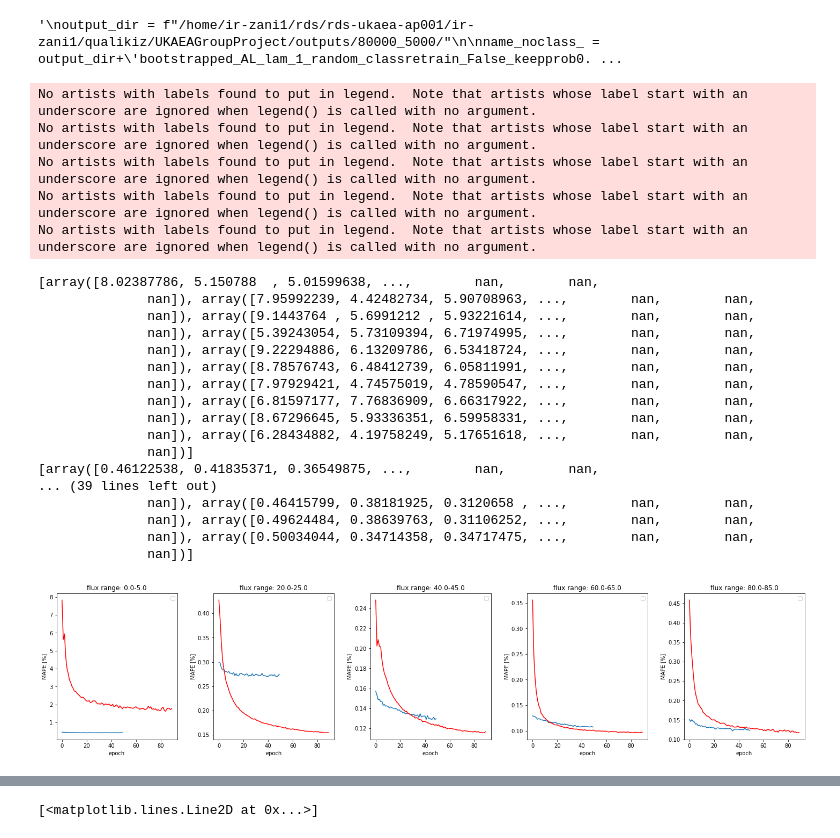
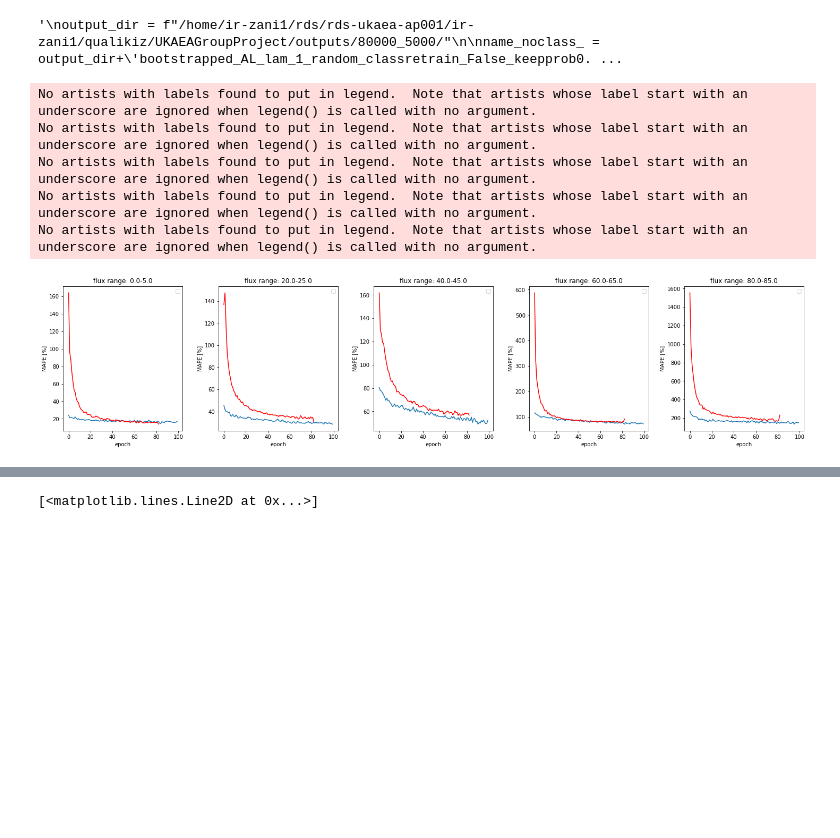
Before and after one commit to zcapjdb/UKAEAGroupProject, a Jupyter notebook: src/notebooks/pipeline_notebooks/outputs.ipynb, the cells around one changed output, grey strips where cells are left out. Drawn from its saved outputs; the diff is of its cells as text; code cells hidden in the pictures; blank space fills up the shorter version.

```diff
--- a/src/notebooks/pipeline_notebooks/outputs.ipynb
+++ b/src/notebooks/pipeline_notebooks/outputs.ipynb
@@ -7,6 +7,11 @@ output_dir = f"/home/ir-zani1/rds/rds-ukaea-ap001/ir-zani1/qualikiz/UKAEAGroupPr
 name_full = output_dir+"bootstrapped_AL_lam_1_uncertainty_classretrain_False_keepprob500_8cf5eba32f32ef1ead3fc8c061843bd21baf1301.pkl"
 with open(name_full,"rb") as f:
     dic_full = pkl.load(f)
+
+output_dir = f"/home/ir-zani1/rds/rds-ukaea-ap001/ir-zani1/qualikiz/UKAEAGroupProject/outputs/50000_50000/"
+name_full_small = output_dir+"bootstrapped_AL_lam_1_uncertainty_classretrain_True_keepprob500_8cf5eba32f32ef1ead3fc8c061843bd21baf1301.pkl"
+with open(name_full_small,"rb") as f:
+    dic_full_small = pkl.load(f)
 # %%
 
 output_dir = f"/home/ir-zani1/rds/rds-ukaea-ap001/ir-zani1/qualikiz/UKAEAGroupProject/outputs/55000_5000/"
@@ -14,9 +19,9 @@ name = output_dir+'bootstrapped_AL_lam_1_uncertainty_classretrain_False_keepprob
 with open(name,"rb") as f:
     dic = pkl.load(f)
 #output_dir = f"/home/ir-zani1/rds/rds-ukaea-ap001/ir-zani1/qualikiz/Active_Continual_Learning/outputs/20000_5000/"
-output_dir = f"/home/ir-zani1/rds/rds-ukaea-ap001/ir-zani1/qualikiz/UKAEAGroupProject/outputs/30000_5000/"
+output_dir = f"/home/ir-zani1/rds/rds-ukaea-ap001/ir-zani1/qualikiz/Active_Continual_Learning/outputs/55000_5000/"
 
-name_ = output_dir+'bootstrapped_AL_lam_1_uncertainty_classretrain_False_keepprob500_8cf5eba32f32ef1ead3fc8c061843bd21baf1301.pkl'
+name_ = output_dir+'bootstrapped_AL_lam_1_uncertainty_classretrain_True_keepprob0.25_single_85400f38379a212eeb90db35632077ee59763ef3.pkl'
 with open(name_,"rb") as f:
     dic_ = pkl.load(f)
 
@@ -101,63 +106,46 @@ def get_binned_losses(path):
     return loss_0_5,loss_20_25,loss_40_45,loss_60_65,loss_80_85
 # %%
 def get_single_loss_nans(dic, st):
-    lens = np.min([len(o) for o in dic_full['out']])
+    lens = np.min([len(o) for o in dic['out']])
     output = []
     for i in range(len(dic['out'])):
-        o = dic_full['out'][i][st][0]
+        o = dic['out'][i][st][0]
         output.append( np.append(o, np.zeros(2000-len(o))+np.nan))
-    print(output)
-    return np.nanmean(output, axis=0)
+    mean = np.nanmean(output, axis=0)
+    return mean[~np.isnan(mean)]
 # %%
 f,ax = plt.subplots(1,5, figsize=(25,5))
 losses = get_binned_losses(name_)
 #losses1 = get_binned_losses(name_1)
 losses_full = [
-    get_single_loss_nans(dic_full,'loss_0_5'),
-    get_single_loss_nans(dic_full,'loss_20_25'),
-    get_single_loss_nans(dic_full,'loss_40_45'),
-    get_single_loss_nans(dic_full,'loss_60_65'),
-    get_single_loss_nans(dic_full,'loss_80_85')]
+    get_single_loss_nans(dic_full_small,'loss_0_5'),
+    get_single_loss_nans(dic_full_small,'loss_20_25'),
+    get_single_loss_nans(dic_full_small,'loss_40_45'),
+    get_single_loss_nans(dic_full_small,'loss_60_65'),
+    get_single_loss_nans(dic_full_small,'loss_80_85')]
 
 means = [2.5,22.5,42.5,62.5,82.5]
 for m,(a,(l,l1)) in zip(means,zip(ax,zip(losses,losses_full))):
     #l = l/m
     #L = np.round((l[0]-l[-1])/l[0]*100,2)
     a.plot(range(len(l)),l)#,label=f'perc. improv. in MAPE:{L}%')
 
     a.plot(range(len(l1)),l1,color='red')
     a.legend()
     a.set_xlabel('epoch')
     a.set_ylabel('MAPE [%]')
 
     a.set_title(f'flux range: {m-2.5}-{m+2.5}')
 plt.subplots_adjust(wspace=0.3)
 
 #    plt.yscale('log')
 # %% [output]
 No artists with labels found to put in legend.  Note that artists whose label start with an underscore are ignored when legend() is called with no argument.
 No artists with labels found to put in legend.  Note that artists whose label start with an underscore are ignored when legend() is called with no argument.
 No artists with labels found to put in legend.  Note that artists whose label start with an underscore are ignored when legend() is called with no argument.
 No artists with labels found to put in legend.  Note that artists whose label start with an underscore are ignored when legend() is called with no argument.
 No artists with labels found to put in legend.  Note that artists whose label start with an underscore are ignored when legend() is called with no argument.
-[array([8.02387786, 5.150788  , 5.01599638, ...,        nan,        nan,
-              nan]), array([7.95992239, 4.42482734, 5.90708963, ...,        nan,        nan,
-              nan]), array([9.1443764 , 5.6991212 , 5.93221614, ...,        nan,        nan,
-              nan]), array([5.39243054, 5.73109394, 6.71974995, ...,        nan,        nan,
-              nan]), array([9.22294886, 6.13209786, 6.53418724, ...,        nan,        nan,
-              nan]), array([8.78576743, 6.48412739, 6.05811991, ...,        nan,        nan,
-              nan]), array([7.97929421, 4.74575019, 4.78590547, ...,        nan,        nan,
-              nan]), array([6.81597177, 7.76836909, 6.66317922, ...,        nan,        nan,
-              nan]), array([8.67296645, 5.93336351, 6.59958331, ...,        nan,        nan,
-              nan]), array([6.28434882, 4.19758249, 5.17651618, ...,        nan,        nan,
-              nan])]
-[array([0.46122538, 0.41835371, 0.36549875, ...,        nan,        nan,
-... (39 lines left out)
-              nan]), array([0.46415799, 0.38181925, 0.3120658 , ...,        nan,        nan,
-              nan]), array([0.49624484, 0.38639763, 0.31106252, ...,        nan,        nan,
-              nan]), array([0.50034044, 0.34714358, 0.34717475, ...,        nan,        nan,
-              nan])]
-[figure, old version]
+[figure, new version]
 # %%
 def get_losses(dic):
     train_losses = []
```
Also changed, not shown: parts of 1 cell of this notebook, 1 other file.
